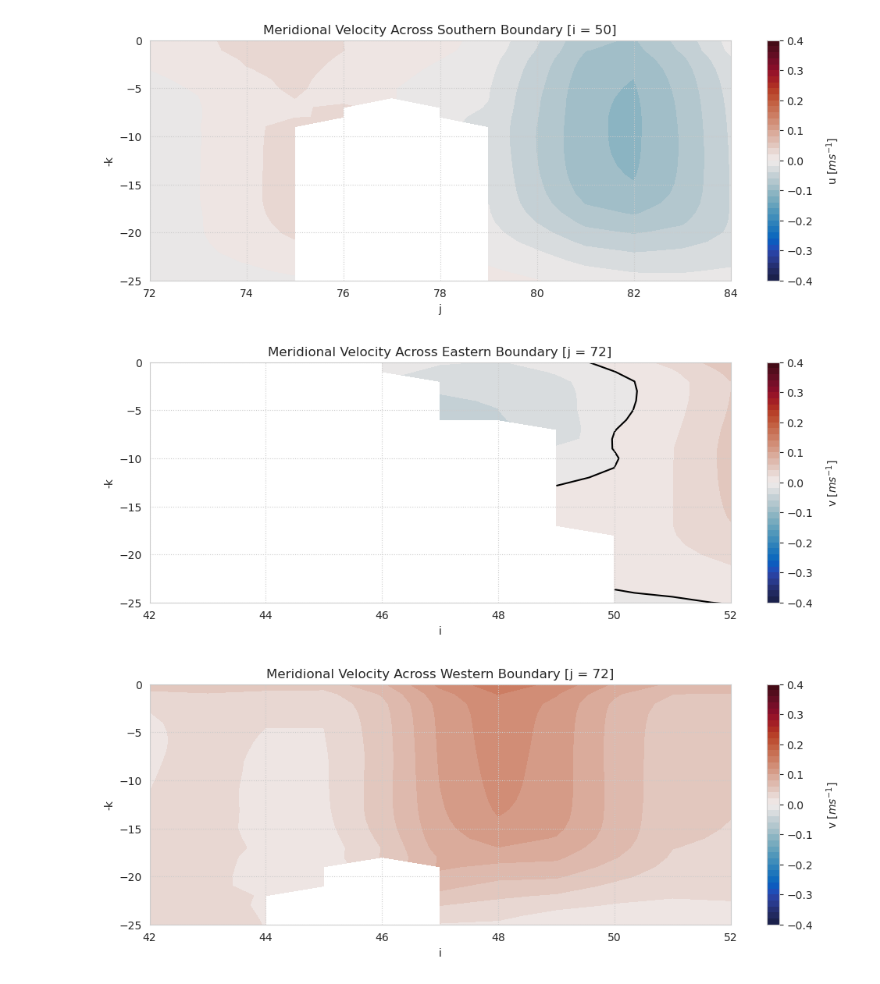
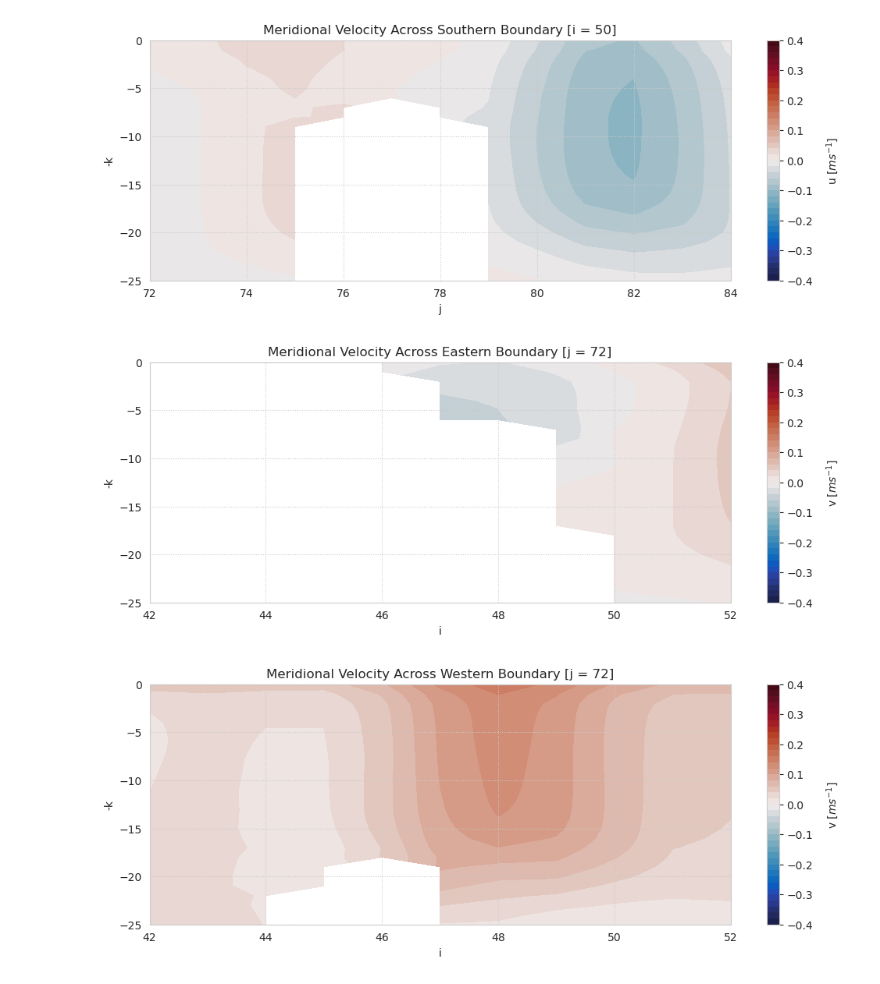
Before and after one commit to lillienders/ecco_dwbc, a Jupyter notebook: notebooks/make_north_face_mask.ipynb, the cells around one changed output. Saved outputs shown, nothing was run; the diff lists cells and outputs as text; code cells hidden in the pictures.

Commit message:
Misc figure updates

```diff
--- a/notebooks/make_north_face_mask.ipynb
+++ b/notebooks/make_north_face_mask.ipynb
@@ -150,22 +150,22 @@ plt.savefig(fig_path + sv_name + '.png', format='png', bbox_inches="tight",dpi=5
 # %%
 # --- Time Mean Velocity Across North Face ---
 sv_name = '/east_face_uvel_mean'
 sns.set_style('whitegrid',{"grid.linestyle": ":"})
 plt.figure(figsize=[12,4])
 levels = np.linspace(-0.4,0.4,41)
 plt.contourf(ds_east_face.i,-ds_east_face.k,ds_east_face.VVEL.mean(dim = 'time'),cmap='cmo.balance',levels = levels,zorder = 0)
 
 plt.title('Meridional Velocity Across Eastern Boundary [j = 72]')
 cbar = plt.colorbar()
-plt.contour(ds_east_face.i,-ds_east_face.k,ds_east_face.VVEL.mean(dim = 'time'),colors='k',levels = [0],zorder = 0)
+#plt.contour(ds_east_face.i,-ds_east_face.k,ds_east_face.VVEL.mean(dim = 'time'),colors='k',levels = [0],zorder = 0)
 
 cbar.set_label('v [$ms^{-1}$]',  labelpad=11)
 plt.xlabel('i')
 plt.ylabel('-k')
 plt.ylim([-25, 0])
 plt.savefig(fig_path + sv_name + '.png', format='png', bbox_inches="tight",dpi=500)
 # %% [output]
-[figure, old version]
+[figure, new version]
 # %%
 # --- Time Mean Velocity Across North Face ---
 sv_name = '/west_face_uvel_mean'
```
Also changed, not shown: parts of 2 cells of this notebook, 7 other files.
